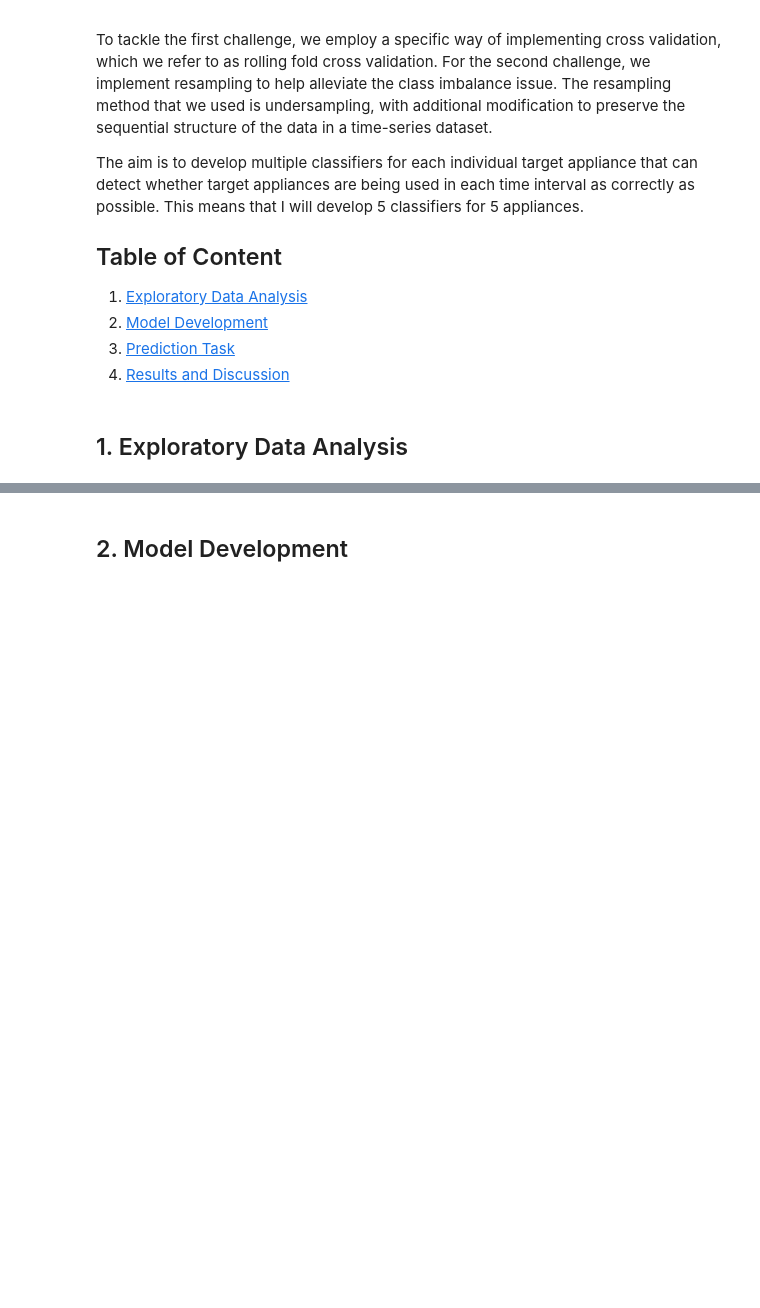
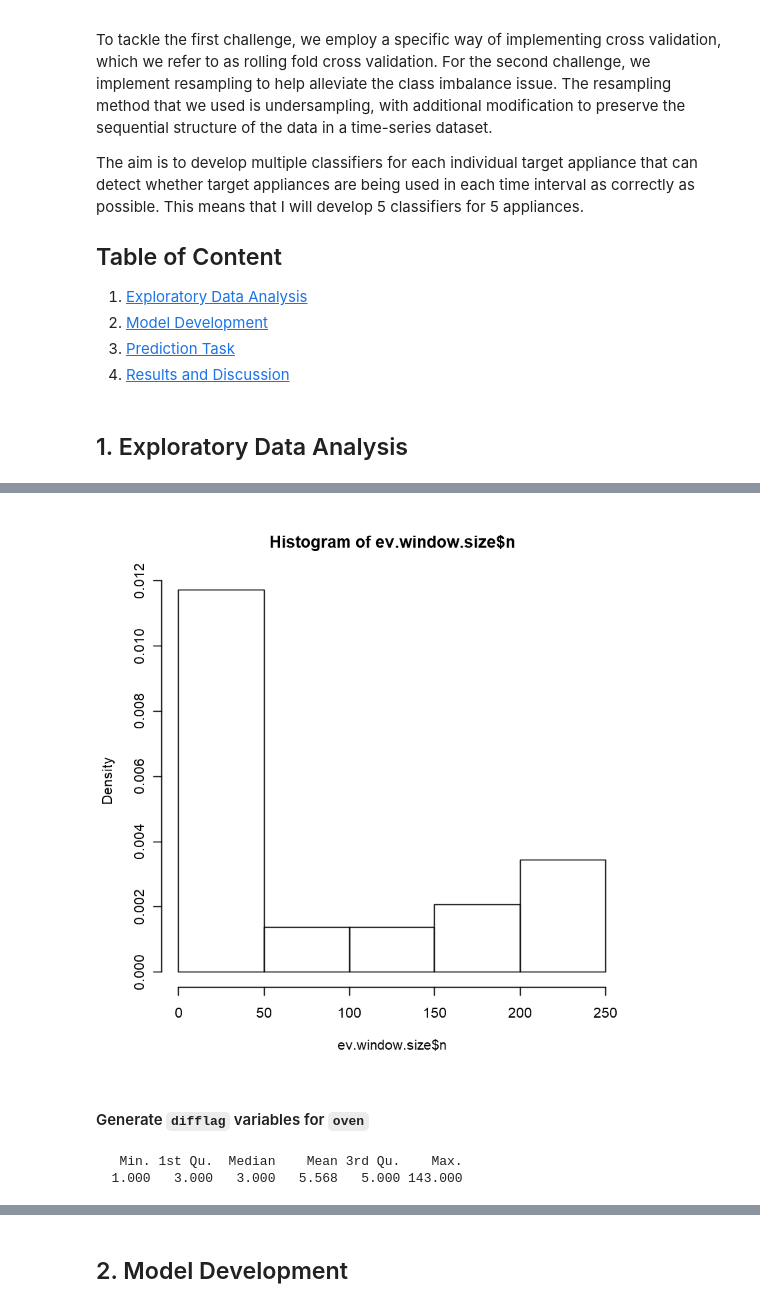
Before and after one commit to DanielTranDS/Appliance-EDA-Classification, a Jupyter notebook: AppliancesClassification_Codes.ipynb, the cells around one changed output, grey strips where cells are left out. Drawn from its saved outputs; the diff is of its cells as text; code cells hidden in the pictures; blank space fills up the shorter version.

```diff
--- a/AppliancesClassification_Codes.ipynb
+++ b/AppliancesClassification_Codes.ipynb
@@ -20,0 +370,5 @@ The aim is to develop multiple classifiers for each individual target appliance
+# %%
+# hist(ac.window.size$n[ac.window.size$n<100],freq=FALSE)
+hist(ev.window.size$n,freq=FALSE)
+# %% [output]
+[figure, added]
@@ -20,0 +388,20 @@ The aim is to develop multiple classifiers for each individual target appliance
+# %% [markdown]
+#### Generate `difflag` variables for `oven`
+# %%
+oven.data<-train.data
+
+#Extract only target column oven
+oven.data<-oven.data %>% select(-c(3,4,6,7))
+
+##Create oven_grp that increments on the difference of oven
+oven.data$oven_grp <- cumsum(c(0,as.numeric(diff(oven.data$oven))!=0))
+
+#Get the data where oven=1
+oven.data.1<-oven.data[oven.data$oven==1,]
+
+#Get the count of oven_grp, hence obtain all the values of activation window for oven
+oven.window.size<-oven.data.1 %>% count(oven_grp)
+summary(oven.window.size$n)
+# %% [output]
+   Min. 1st Qu.  Median    Mean 3rd Qu.    Max.
+  1.000   3.000   3.000   5.568   5.000 143.000
```
Also changed, not shown: parts of 43 cells of this notebook.
